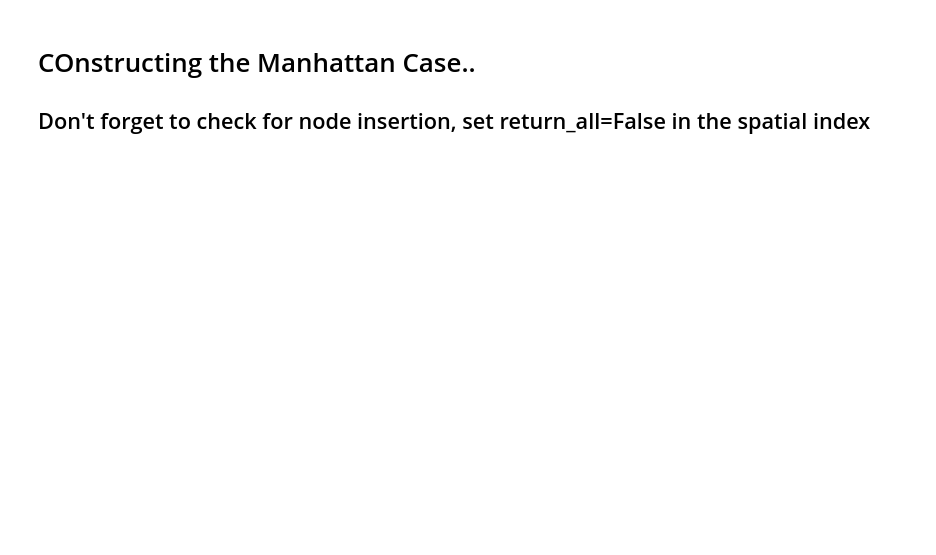
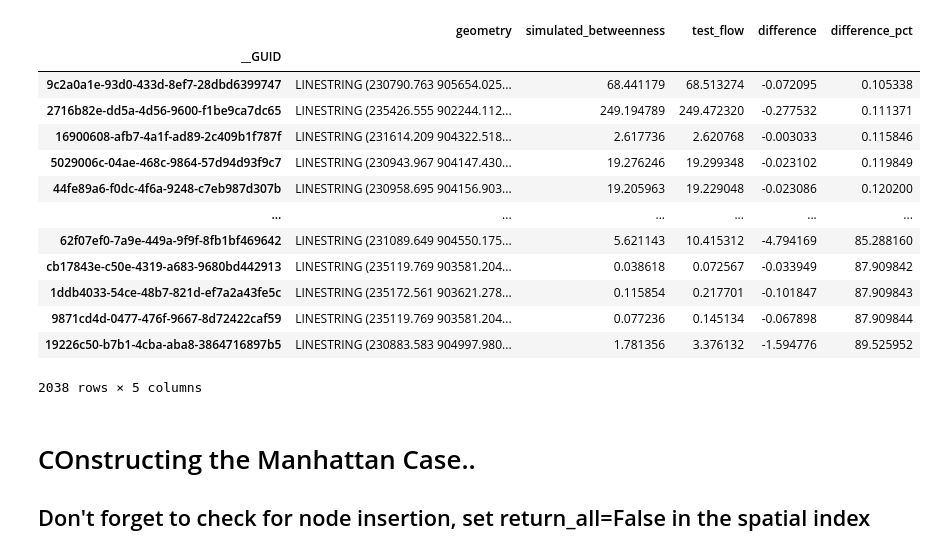
Before and after one commit to City-Form-Lab/madina, a Jupyter notebook: unit_testing/unit_testing_notebook.ipynb, the cells around one changed output. Cells and saved outputs as stored; diff of their text form; code cells hidden in the pictures; blank space fills up the shorter version.

```diff
--- a/unit_testing/unit_testing_notebook.ipynb
+++ b/unit_testing/unit_testing_notebook.ipynb
@@ -187,0 +293,17 @@ for test_case in os.listdir("Test Cases"):
+# %%
+.sort_values('difference_pct')
+# %% [output]
+|  | geometry | simulated_betweenness | test_flow | difference | difference_pct |
+| __GUID |  |  |  |  |  |
+| 9c2a0a1e-93d0-433d-8ef7-28dbd6399747 | LINESTRING (230790.763 905654.025... | 68.441179 | 68.513274 | -0.072095 | 0.105338 |
+| 2716b82e-dd5a-4d56-9600-f1be9ca7dc65 | LINESTRING (235426.555 902244.112... | 249.194789 | 249.472320 | -0.277532 | 0.111371 |
+| 16900608-afb7-4a1f-ad89-2c409b1f787f | LINESTRING (231614.209 904322.518... | 2.617736 | 2.620768 | -0.003033 | 0.115846 |
+| 5029006c-04ae-468c-9864-57d94d93f9c7 | LINESTRING (230943.967 904147.430... | 19.276246 | 19.299348 | -0.023102 | 0.119849 |
+| 44fe89a6-f0dc-4f6a-9248-c7eb987d307b | LINESTRING (230958.695 904156.903... | 19.205963 | 19.229048 | -0.023086 | 0.120200 |
+| ... | ... | ... | ... | ... | ... |
+| 62f07ef0-7a9e-449a-9f9f-8fb1bf469642 | LINESTRING (231089.649 904550.175... | 5.621143 | 10.415312 | -4.794169 | 85.288160 |
+| cb17843e-c50e-4319-a683-9680bd442913 | LINESTRING (235119.769 903581.204... | 0.038618 | 0.072567 | -0.033949 | 87.909842 |
+| 1ddb4033-54ce-48b7-821d-ef7a2a43fe5c | LINESTRING (235172.561 903621.278... | 0.115854 | 0.217701 | -0.101847 | 87.909843 |
+| 9871cd4d-0477-476f-9667-8d72422caf59 | LINESTRING (235119.769 903581.204... | 0.077236 | 0.145134 | -0.067898 | 87.909844 |
+| 19226c50-b7b1-4cba-aba8-3864716897b5 | LINESTRING (230883.583 904997.980... | 1.781356 | 3.376132 | -1.594776 | 89.525952 |
+2038 rows × 5 columns
```
Also changed, not shown: parts of 27 cells of this notebook, 5 other files.
